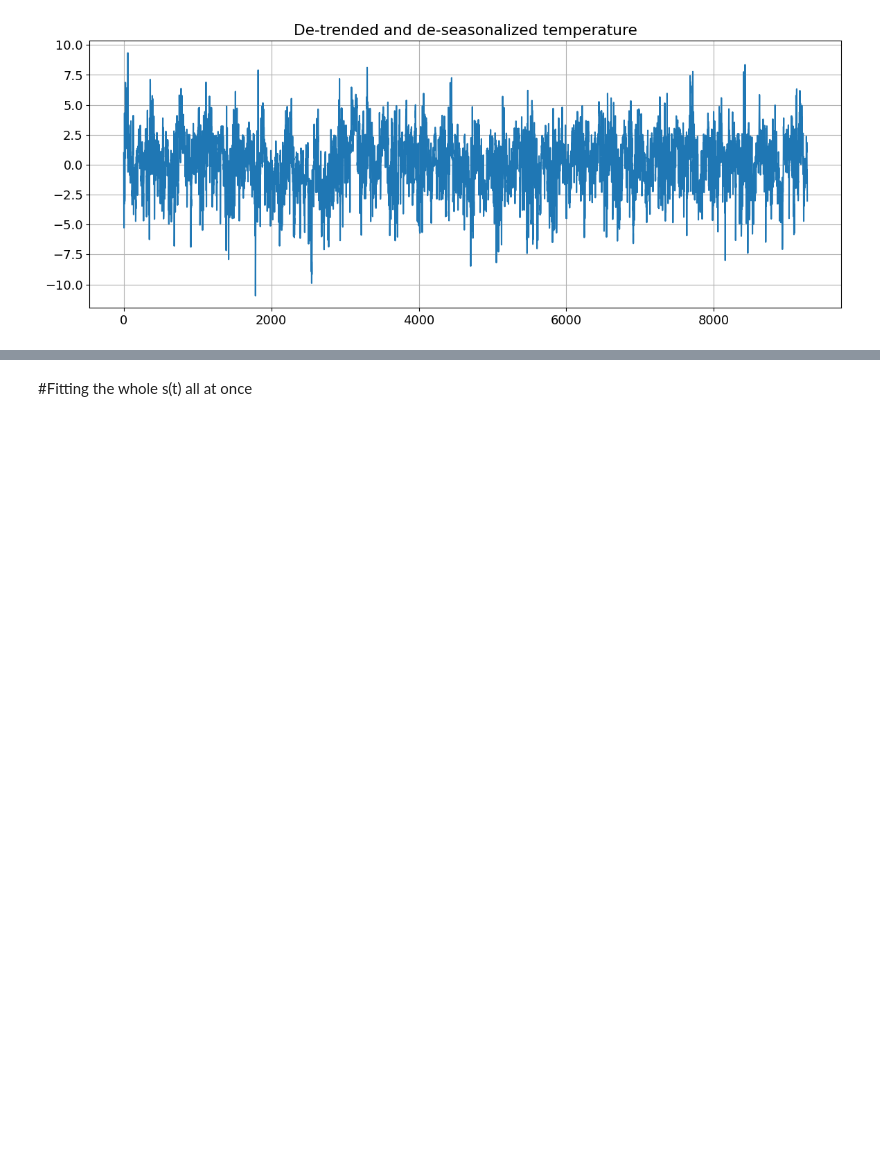
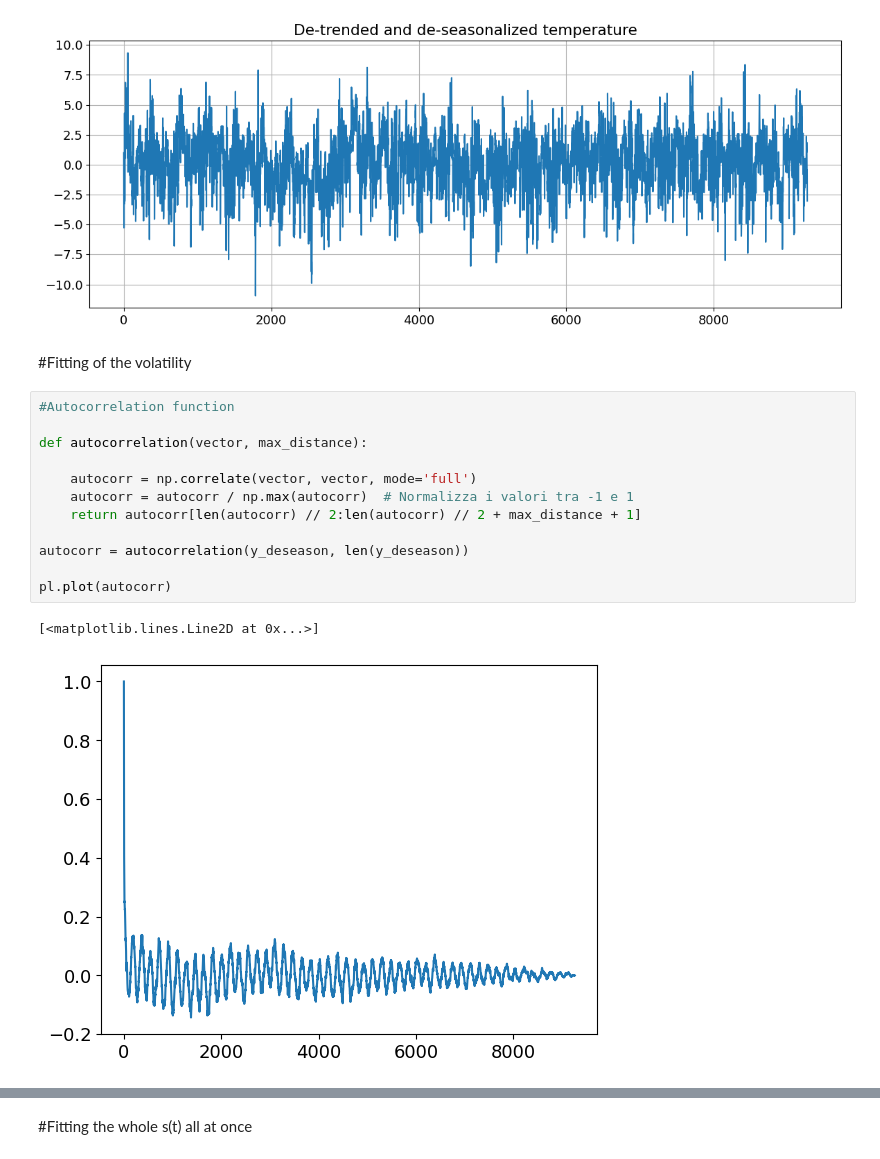
Before and after one commit to FrancescoZanni/Temperature, a Jupyter notebook: Temperature.ipynb, the cells around one changed output, grey strips where cells are left out. Cells and saved outputs as stored; diff of their text form; blank space fills up the shorter version.

```diff
--- a/Temperature.ipynb
+++ b/Temperature.ipynb
@@ -312,3 +312,20 @@ ax.set_title("De-trended and de-seasonalized temperature")
 # %% [output]
 Text(0.5, 1.0, 'De-trended and de-seasonalized temperature')
 [figure]
+# %% [markdown]
+#Fitting of the volatility
+# %%
+#Autocorrelation function
+
+def autocorrelation(vector, max_distance):
+
+    autocorr = np.correlate(vector, vector, mode='full')
+    autocorr = autocorr / np.max(autocorr)  # Normalizza i valori tra -1 e 1
+    return autocorr[len(autocorr) // 2:len(autocorr) // 2 + max_distance + 1]
+
+autocorr = autocorrelation(y_deseason, len(y_deseason))
+
+pl.plot(autocorr)
+# %% [output]
+[<matplotlib.lines.Line2D at 0x...>]
+[figure, added]
```
Also changed, not shown: parts of 12 cells of this notebook.
